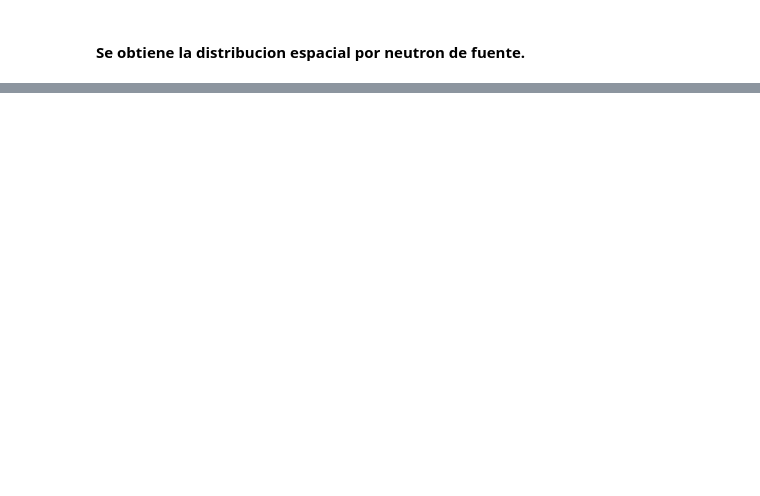
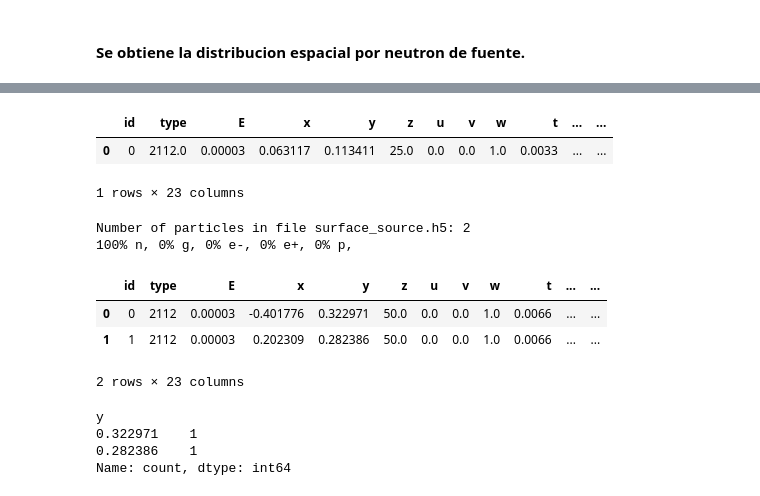
Before and after one commit to PI-AGUS/PRUEBA, a Jupyter notebook: BOX/BOX_INPUT.ipynb, the cells around one changed output, grey strips where cells are left out. Cells and saved outputs as stored; diff of their text form; code cells hidden in the pictures; blank space fills up the shorter version.

```diff
--- a/BOX/BOX_INPUT.ipynb
+++ b/BOX/BOX_INPUT.ipynb
@@ -463,0 +501,23 @@ get_df_NormEnergy(Ener,True)
+# %%
+Plano_1.get_pandas_dataframe()
+# %% [output]
+|  | id | type | E | x | y | z | u | v | w | t | ... | ... |
+| 0 | 0 | 2112.0 | 0.00003 | 0.063117 | 0.113411 | 25.0 | 0.0 | 0.0 | 1.0 | 0.0033 | ... | ... |
+1 rows × 23 columns
+# %%
+Plano_1_resampled = kds.surfsource.SurfaceSourceFile('surface_source.h5')
+Plano_1_resampled.get_pandas_dataframe()
+# %% [output]
+Number of particles in file surface_source.h5: 2
+100% n, 0% g, 0% e-, 0% e+, 0% p,
+|  | id | type | E | x | y | z | u | v | w | t | ... | ... |
+| 0 | 0 | 2112 | 0.00003 | -0.401776 | 0.322971 | 50.0 | 0.0 | 0.0 | 1.0 | 0.0066 | ... | ... |
+| 1 | 1 | 2112 | 0.00003 | 0.202309 | 0.282386 | 50.0 | 0.0 | 0.0 | 1.0 | 0.0066 | ... | ... |
+2 rows × 23 columns
+# %%
+Plano_1_resampled.get_pandas_dataframe()['y'].value_counts()
+# %% [output]
+y
+0.322971    1
+0.282386    1
+Name: count, dtype: int64
```
Also changed, not shown: parts of 24 cells of this notebook.
